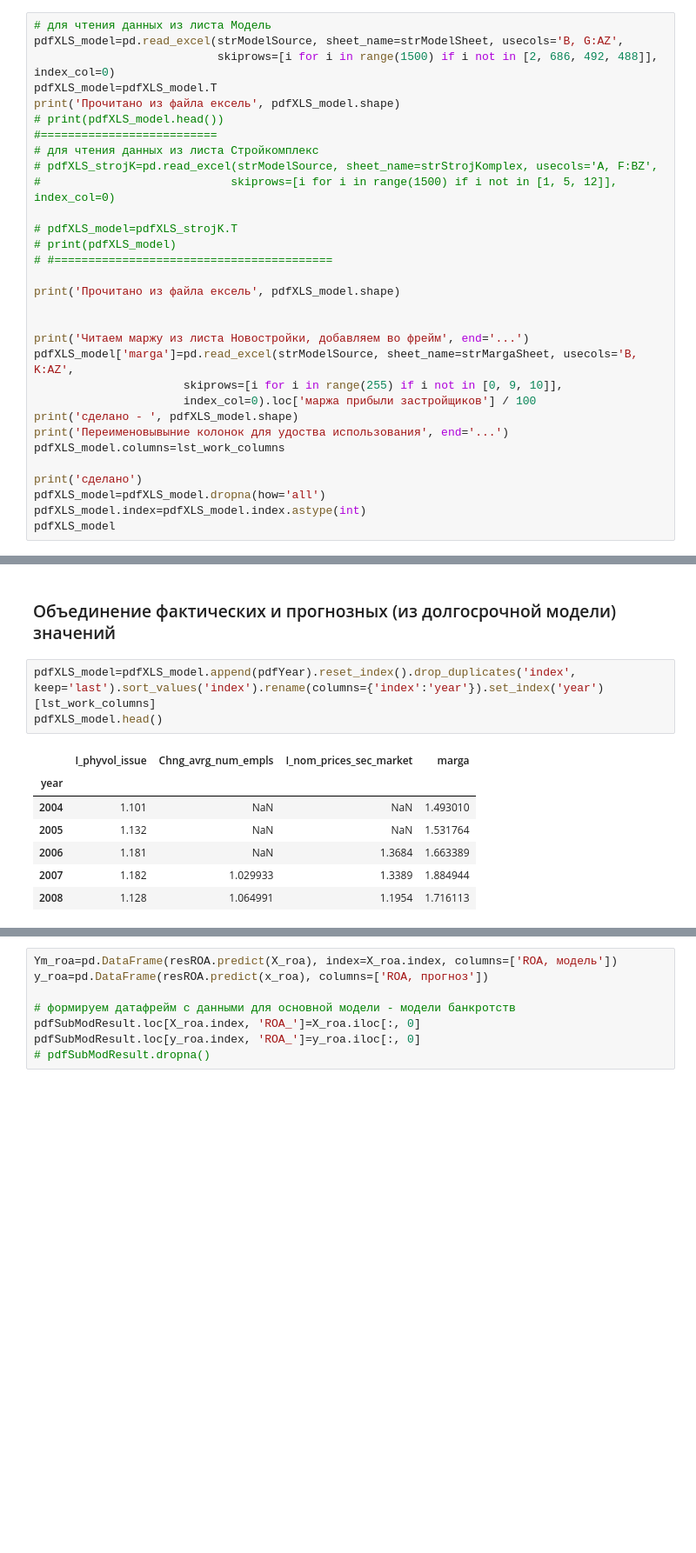
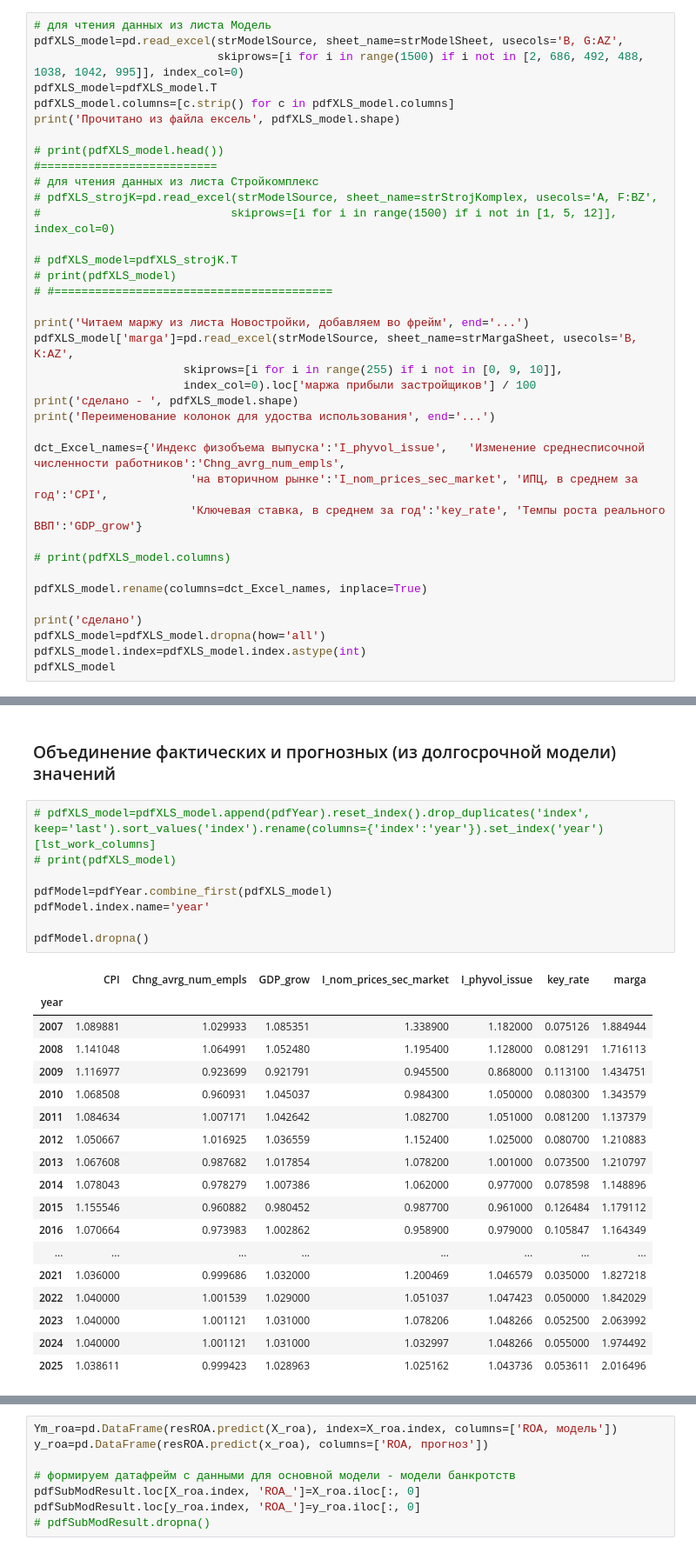
Before and after one commit to amsergeev/AIGK_j, a Jupyter notebook: BNKRPT_MODEL/bankrupt_prob_prepare.ipynb, the cells around one changed output, grey strips where cells are left out. Shown at 87% size. Drawn from its saved outputs; the diff is of its cells as text; blank space fills up the shorter version.

```diff
--- a/BNKRPT_MODEL/bankrupt_prob_prepare.ipynb
+++ b/BNKRPT_MODEL/bankrupt_prob_prepare.ipynb
@@ -226,9 +165,11 @@ pdfYear
 # %%
 # для чтения данных из листа Модель
 pdfXLS_model=pd.read_excel(strModelSource, sheet_name=strModelSheet, usecols='B, G:AZ',
-                           skiprows=[i for i in range(1500) if i not in [2, 686, 492, 488]], index_col=0)
+                           skiprows=[i for i in range(1500) if i not in [2, 686, 492, 488, 1038, 1042, 995]], index_col=0)
 pdfXLS_model=pdfXLS_model.T
+pdfXLS_model.columns=[c.strip() for c in pdfXLS_model.columns]
 print('Прочитано из файла ексель', pdfXLS_model.shape)
+
 # print(pdfXLS_model.head())
 #==========================
 # для чтения данных из листа Стройкомплекс
@@ -239,16 +180,20 @@ print('Прочитано из файла ексель', pdfXLS_model.shape)
 # print(pdfXLS_model)
 # #=========================================
 
-print('Прочитано из файла ексель', pdfXLS_model.shape)
-
-
 print('Читаем маржу из листа Новостройки, добавляем во фрейм', end='...')
 pdfXLS_model['marga']=pd.read_excel(strModelSource, sheet_name=strMargaSheet, usecols='B, K:AZ',
                       skiprows=[i for i in range(255) if i not in [0, 9, 10]],
                       index_col=0).loc['маржа прибыли застройщиков'] / 100
 print('сделано - ', pdfXLS_model.shape)
-print('Переименовывыние колонок для удоства использования', end='...')
-pdfXLS_model.columns=lst_work_columns
+print('Переименование колонок для удоства использования', end='...')
+
+dct_Excel_names={'Индекс физобъема выпуска':'I_phyvol_issue',   'Изменение среднесписочной численности работников':'Chng_avrg_num_empls',
+                       'на вторичном рынке':'I_nom_prices_sec_market', 'ИПЦ, в среднем за год':'CPI',
+                       'Ключевая ставка, в среднем за год':'key_rate', 'Темпы роста реального ВВП':'GDP_grow'}
+
+# print(pdfXLS_model.columns)
+
+pdfXLS_model.rename(columns=dct_Excel_names, inplace=True)
 
 print('сделано')
 pdfXLS_model=pdfXLS_model.dropna(how='all')
@@ -279,13 +223,29 @@ pdfXLS_model
 # %% [markdown]
 ### Объединение фактических и прогнозных (из долгосрочной модели) значений
 # %%
-pdfXLS_model=pdfXLS_model.append(pdfYear).reset_index().drop_duplicates('index', keep='last').sort_values('index').rename(columns={'index':'year'}).set_index('year')[lst_work_columns]
-pdfXLS_model.head()
+# pdfXLS_model=pdfXLS_model.append(pdfYear).reset_index().drop_duplicates('index', keep='last').sort_values('index').rename(columns={'index':'year'}).set_index('year')[lst_work_columns]
+# print(pdfXLS_model)
+
+pdfModel=pdfYear.combine_first(pdfXLS_model)
+pdfModel.index.name='year'
+
+pdfModel.dropna()
 # %% [output]
-|  | I_phyvol_issue | Chng_avrg_num_empls | I_nom_prices_sec_market | marga |
-| year |  |  |  |  |
-| 2004 | 1.101 | NaN | NaN | 1.493010 |
-| 2005 | 1.132 | NaN | NaN | 1.531764 |
-| 2006 | 1.181 | NaN | 1.3684 | 1.663389 |
-| 2007 | 1.182 | 1.029933 | 1.3389 | 1.884944 |
-| 2008 | 1.128 | 1.064991 | 1.1954 | 1.716113 |
+|  | CPI | Chng_avrg_num_empls | GDP_grow | I_nom_prices_sec_market | I_phyvol_issue | key_rate | marga |
+| year |  |  |  |  |  |  |  |
+| 2007 | 1.089881 | 1.029933 | 1.085351 | 1.338900 | 1.182000 | 0.075126 | 1.884944 |
+| 2008 | 1.141048 | 1.064991 | 1.052480 | 1.195400 | 1.128000 | 0.081291 | 1.716113 |
+| 2009 | 1.116977 | 0.923699 | 0.921791 | 0.945500 | 0.868000 | 0.113100 | 1.434751 |
+| 2010 | 1.068508 | 0.960931 | 1.045037 | 0.984300 | 1.050000 | 0.080300 | 1.343579 |
+| 2011 | 1.084634 | 1.007171 | 1.042642 | 1.082700 | 1.051000 | 0.081200 | 1.137379 |
+| 2012 | 1.050667 | 1.016925 | 1.036559 | 1.152400 | 1.025000 | 0.080700 | 1.210883 |
+| 2013 | 1.067608 | 0.987682 | 1.017854 | 1.078200 | 1.001000 | 0.073500 | 1.210797 |
+| 2014 | 1.078043 | 0.978279 | 1.007386 | 1.062000 | 0.977000 | 0.078598 | 1.148896 |
+| 2015 | 1.155546 | 0.960882 | 0.980452 | 0.987700 | 0.961000 | 0.126484 | 1.179112 |
+| 2016 | 1.070664 | 0.973983 | 1.002862 | 0.958900 | 0.979000 | 0.105847 | 1.164349 |
+| ... | ... | ... | ... | ... | ... | ... | ... |
+| 2021 | 1.036000 | 0.999686 | 1.032000 | 1.200469 | 1.046579 | 0.035000 | 1.827218 |
+| 2022 | 1.040000 | 1.001539 | 1.029000 | 1.051037 | 1.047423 | 0.050000 | 1.842029 |
+| 2023 | 1.040000 | 1.001121 | 1.031000 | 1.078206 | 1.048266 | 0.052500 | 2.063992 |
+| 2024 | 1.040000 | 1.001121 | 1.031000 | 1.032997 | 1.048266 | 0.055000 | 1.974492 |
+| 2025 | 1.038611 | 0.999423 | 1.028963 | 1.025162 | 1.043736 | 0.053611 | 2.016496 |
```
Also changed, not shown: parts of 57 cells of this notebook, 8 other files.
